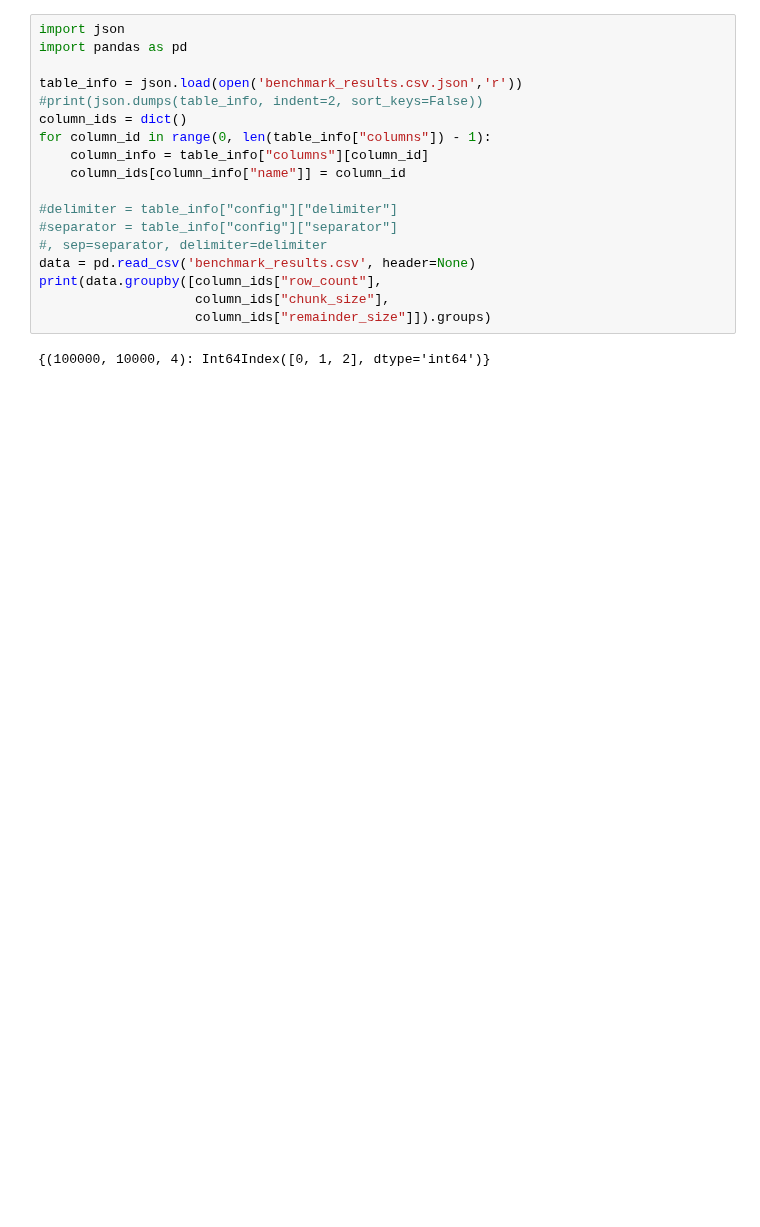
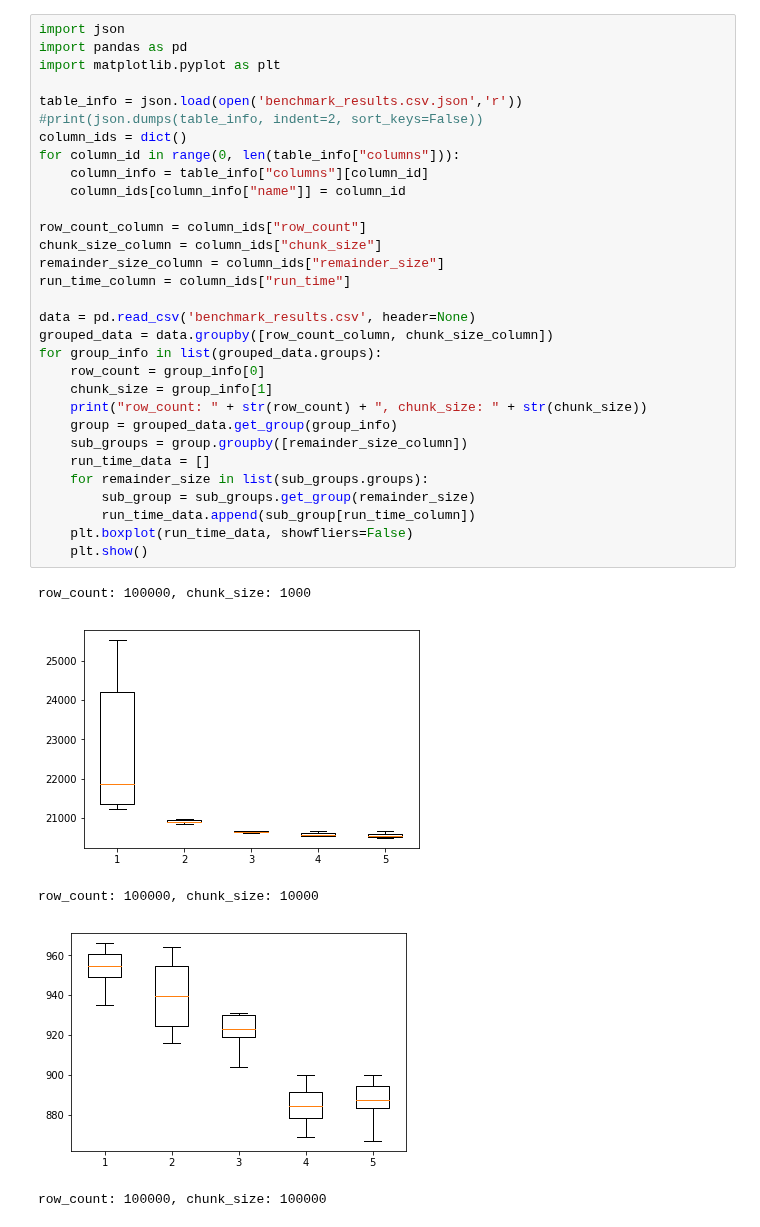
Before and after one commit to ArneMayer/MasterarbeitJupyter, a Jupyter notebook: cqf_vs_std.ipynb, the cells around one changed output. Cells and saved outputs as stored; diff of their text form; blank space fills up the shorter version.

Commit message:
visualize csv

```diff
--- a/cqf_vs_std.ipynb
+++ b/cqf_vs_std.ipynb
@@ -52,20 +16,37 @@ remainder_size: 32, avg: 96568.45, minimum: 94873, maximum: 117800
 # %%
 import json
 import pandas as pd
+import matplotlib.pyplot as plt
 
 table_info = json.load(open('benchmark_results.csv.json','r'))
 #print(json.dumps(table_info, indent=2, sort_keys=False))
 column_ids = dict()
-for column_id in range(0, len(table_info["columns"]) - 1):
+for column_id in range(0, len(table_info["columns"])):
     column_info = table_info["columns"][column_id]
     column_ids[column_info["name"]] = column_id
 
-#delimiter = table_info["config"]["delimiter"]
-#separator = table_info["config"]["separator"]
-#, sep=separator, delimiter=delimiter
+row_count_column = column_ids["row_count"]
+chunk_size_column = column_ids["chunk_size"]
+remainder_size_column = column_ids["remainder_size"]
+run_time_column = column_ids["run_time"]
+
 data = pd.read_csv('benchmark_results.csv', header=None)
-print(data.groupby([column_ids["row_count"],
-                    column_ids["chunk_size"],
-                    column_ids["remainder_size"]]).groups)
+grouped_data = data.groupby([row_count_column, chunk_size_column])
+for group_info in list(grouped_data.groups):
+    row_count = group_info[0]
+    chunk_size = group_info[1]
+    print("row_count: " + str(row_count) + ", chunk_size: " + str(chunk_size))
+    group = grouped_data.get_group(group_info)
+    sub_groups = group.groupby([remainder_size_column])
+    run_time_data = []
+    for remainder_size in list(sub_groups.groups):
+        sub_group = sub_groups.get_group(remainder_size)
+        run_time_data.append(sub_group[run_time_column])
+    plt.boxplot(run_time_data, showfliers=False)
+    plt.show()
 # %% [output]
-{(100000, 10000, 4): Int64Index([0, 1, 2], dtype='int64')}
+row_count: 100000, chunk_size: 1000
+[figure, added]
+row_count: 100000, chunk_size: 10000
+[figure, added]
+row_count: 100000, chunk_size: 100000
```
Also changed, not shown: parts of 2 cells of this notebook.
